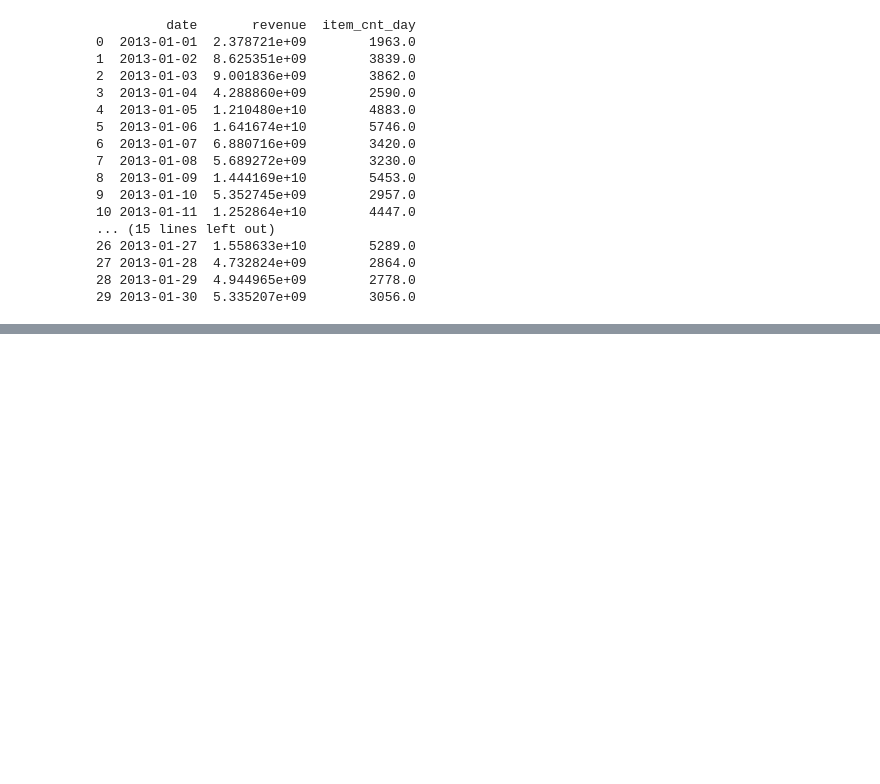
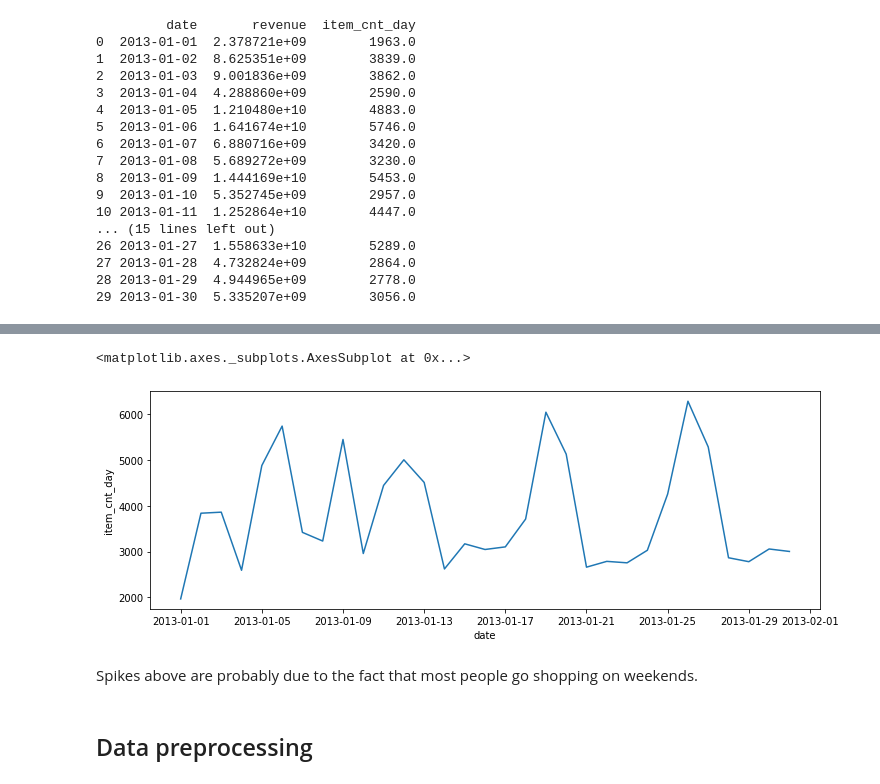
Before and after one commit to EmbeddedPaul166/Predict-Future-Sales, a Jupyter notebook: main.ipynb, the cells around one changed output, grey strips where cells are left out. Cells and saved outputs as stored; diff of their text form; code cells hidden in the pictures; blank space fills up the shorter version.

```diff
--- a/main.ipynb
+++ b/main.ipynb
@@ -178,0 +202,10 @@ print(df.head(30))
+# %%
+plt.figure(figsize=(12,4))
+sb.lineplot(x = 'date', y = 'item_cnt_day', data = df[:31])
+# %% [output]
+<matplotlib.axes._subplots.AxesSubplot at 0x...>
+[figure, added]
+# %% [markdown]
+Spikes above are probably due to the fact that most people go shopping on weekends.
+# %% [markdown]
+## Data preprocessing
```
Also changed, not shown: parts of 13 cells of this notebook.
